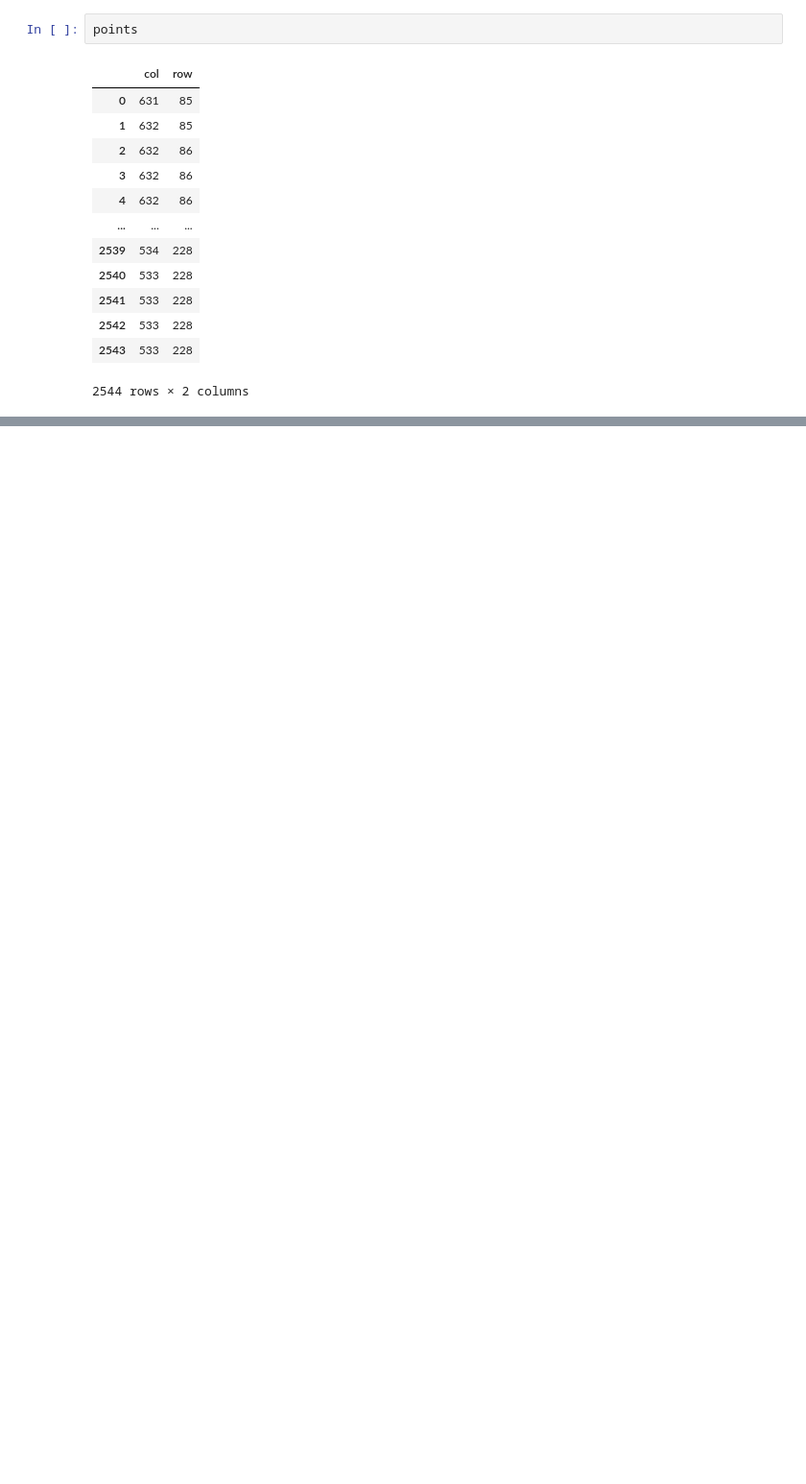
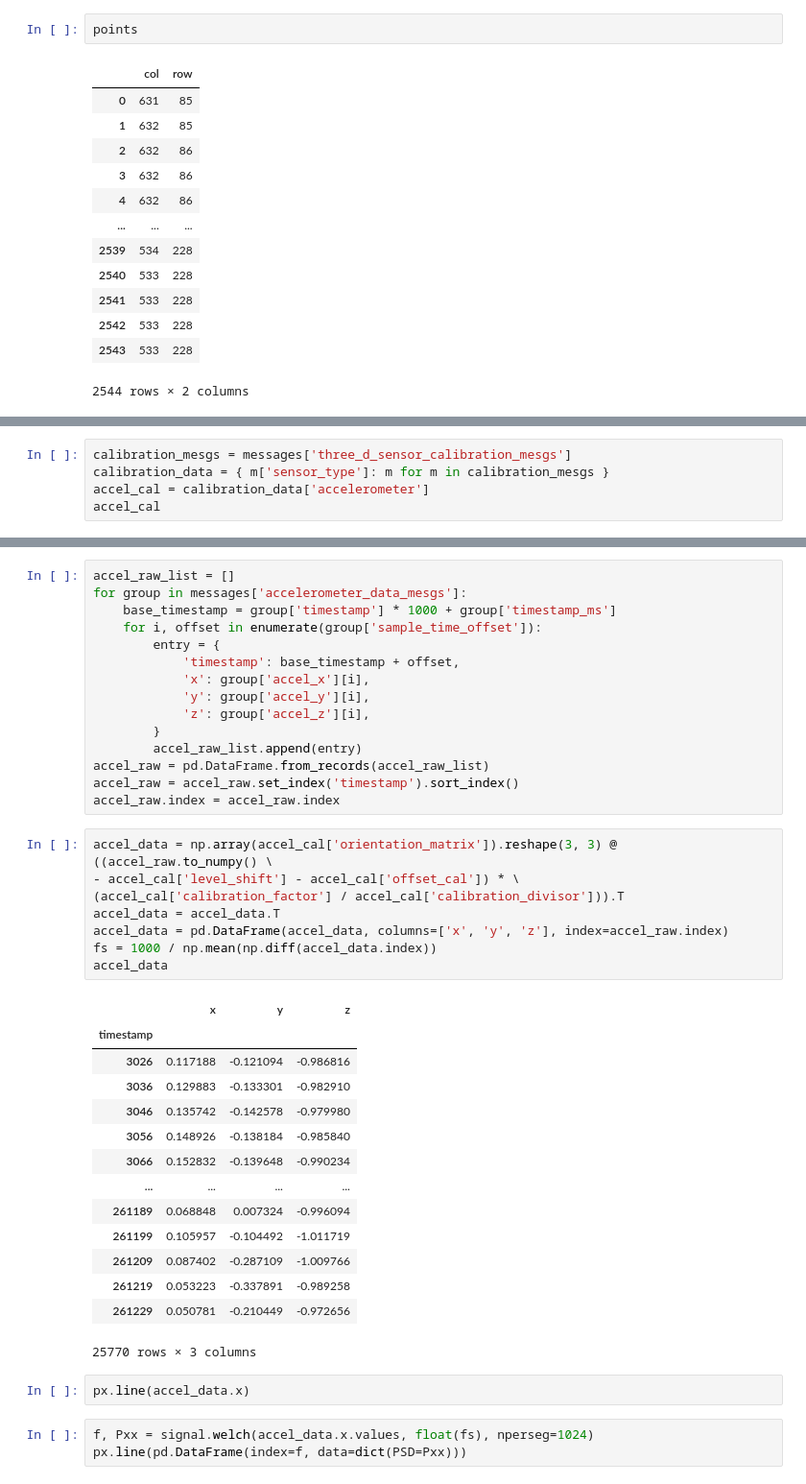
Before and after one commit to D0ugins/srs, a Jupyter notebook: backend/src/notebooks/match.ipynb, the cells around one changed output, grey strips where cells are left out. Shown at 96% size. Cells and saved outputs as stored; diff of their text form; blank space fills up the shorter version.

```diff
--- a/backend/src/notebooks/match.ipynb
+++ b/backend/src/notebooks/match.ipynb
@@ -194,0 +229,5 @@ points
+# %%
+calibration_mesgs = messages['three_d_sensor_calibration_mesgs']
+calibration_data = { m['sensor_type']: m for m in calibration_mesgs }
+accel_cal = calibration_data['accelerometer']
+accel_cal
@@ -194,0 +243,43 @@ points
+# %%
+accel_raw_list = []
+for group in messages['accelerometer_data_mesgs']:
+    base_timestamp = group['timestamp'] * 1000 + group['timestamp_ms']
+    for i, offset in enumerate(group['sample_time_offset']):
+        entry = {
+            'timestamp': base_timestamp + offset,
+            'x': group['accel_x'][i],
+            'y': group['accel_y'][i],
+            'z': group['accel_z'][i],
+        }
+        accel_raw_list.append(entry)
+accel_raw = pd.DataFrame.from_records(accel_raw_list)
+accel_raw = accel_raw.set_index('timestamp').sort_index()
+accel_raw.index = accel_raw.index
+# %%
+accel_data = np.array(accel_cal['orientation_matrix']).reshape(3, 3) @ ((accel_raw.to_numpy() \
+- accel_cal['level_shift'] - accel_cal['offset_cal']) * \
+(accel_cal['calibration_factor'] / accel_cal['calibration_divisor'])).T
+accel_data = accel_data.T
+accel_data = pd.DataFrame(accel_data, columns=['x', 'y', 'z'], index=accel_raw.index)
+fs = 1000 / np.mean(np.diff(accel_data.index))
+accel_data
+# %% [output]
+|  | x | y | z |
+| timestamp |  |  |  |
+| 3026 | 0.117188 | -0.121094 | -0.986816 |
+| 3036 | 0.129883 | -0.133301 | -0.982910 |
+| 3046 | 0.135742 | -0.142578 | -0.979980 |
+| 3056 | 0.148926 | -0.138184 | -0.985840 |
+| 3066 | 0.152832 | -0.139648 | -0.990234 |
+| ... | ... | ... | ... |
+| 261189 | 0.068848 | 0.007324 | -0.996094 |
+| 261199 | 0.105957 | -0.104492 | -1.011719 |
+| 261209 | 0.087402 | -0.287109 | -1.009766 |
+| 261219 | 0.053223 | -0.337891 | -0.989258 |
+| 261229 | 0.050781 | -0.210449 | -0.972656 |
+25770 rows × 3 columns
+# %%
+px.line(accel_data.x)
+# %%
+f, Pxx = signal.welch(accel_data.x.values, float(fs), nperseg=1024)
+px.line(pd.DataFrame(index=f, data=dict(PSD=Pxx)))
```
Also changed, not shown: parts of 50 cells of this notebook.
